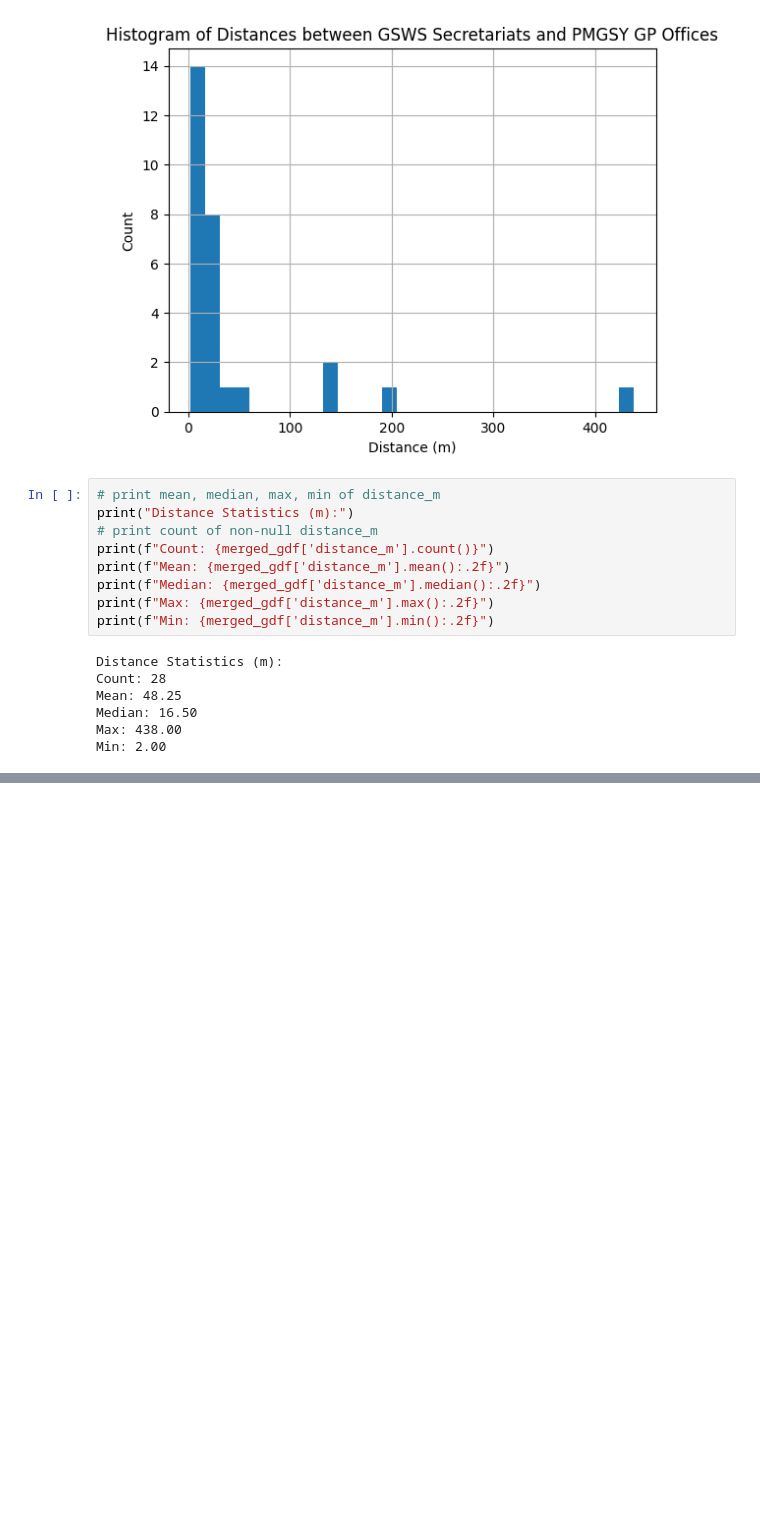
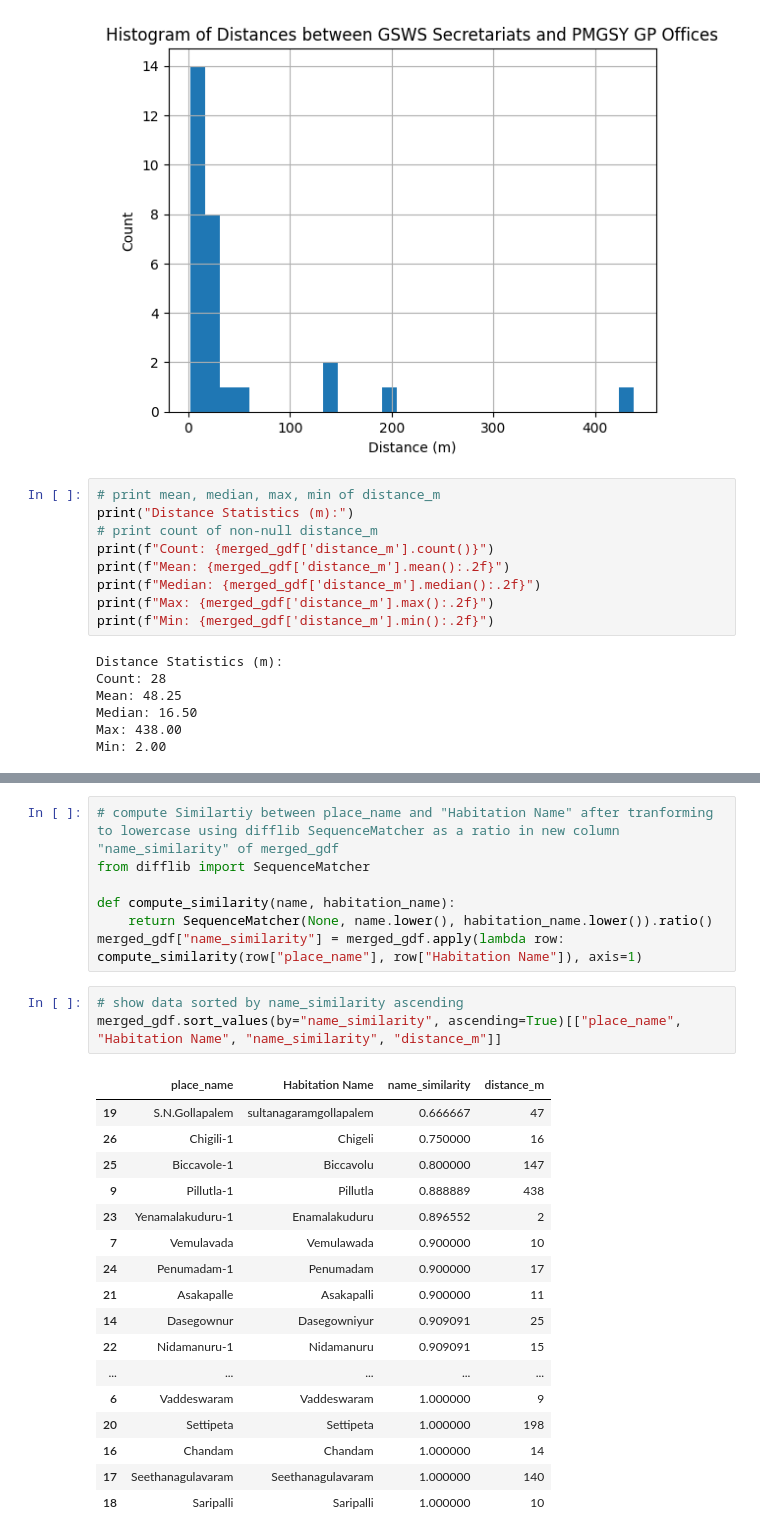
Before and after one commit to arjunaraoc/upd-gsws-osm, a Jupyter notebook: eval-pmgsy.ipynb, the cells around one changed output, grey strips where cells are left out. Drawn from its saved outputs; the diff is of its cells as text; blank space fills up the shorter version.

```diff
--- a/eval-pmgsy.ipynb
+++ b/eval-pmgsy.ipynb
@@ -241,0 +244,28 @@ merged_gdf[merged_gdf["distance_m"] == merged_gdf["distance_m"].max()]
+# %%
+# compute Similartiy between place_name and "Habitation Name" after tranforming to lowercase using difflib SequenceMatcher as a ratio in new column "name_similarity" of merged_gdf
+from difflib import SequenceMatcher
+
+def compute_similarity(name, habitation_name):
+    return SequenceMatcher(None, name.lower(), habitation_name.lower()).ratio()
+merged_gdf["name_similarity"] = merged_gdf.apply(lambda row: compute_similarity(row["place_name"], row["Habitation Name"]), axis=1)
+# %%
+# show data sorted by name_similarity ascending
+merged_gdf.sort_values(by="name_similarity", ascending=True)[["place_name", "Habitation Name", "name_similarity", "distance_m"]]
+# %% [output]
+|  | place_name | Habitation Name | name_similarity | distance_m |
+| 19 | S.N.Gollapalem | sultanagaramgollapalem | 0.666667 | 47 |
+| 26 | Chigili-1 | Chigeli | 0.750000 | 16 |
+| 25 | Biccavole-1 | Biccavolu | 0.800000 | 147 |
+| 9 | Pillutla-1 | Pillutla | 0.888889 | 438 |
+| 23 | Yenamalakuduru-1 | Enamalakuduru | 0.896552 | 2 |
+| 7 | Vemulavada | Vemulawada | 0.900000 | 10 |
+| 24 | Penumadam-1 | Penumadam | 0.900000 | 17 |
+| 21 | Asakapalle | Asakapalli | 0.900000 | 11 |
+| 14 | Dasegownur | Dasegowniyur | 0.909091 | 25 |
+| 22 | Nidamanuru-1 | Nidamanuru | 0.909091 | 15 |
+| ... | ... | ... | ... | ... |
+| 6 | Vaddeswaram | Vaddeswaram | 1.000000 | 9 |
+| 20 | Settipeta | Settipeta | 1.000000 | 198 |
+| 16 | Chandam | Chandam | 1.000000 | 14 |
+| 17 | Seethanagulavaram | Seethanagulavaram | 1.000000 | 140 |
+| 18 | Saripalli | Saripalli | 1.000000 | 10 |
```
Also changed, not shown: parts of 3 cells of this notebook.
